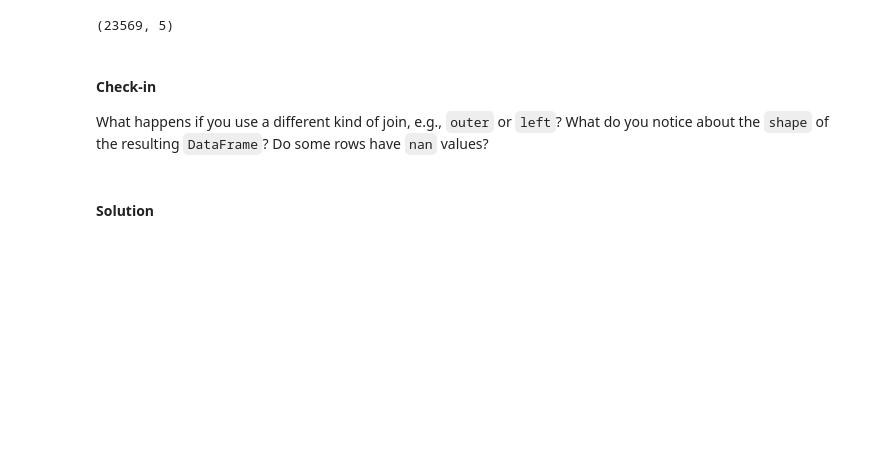
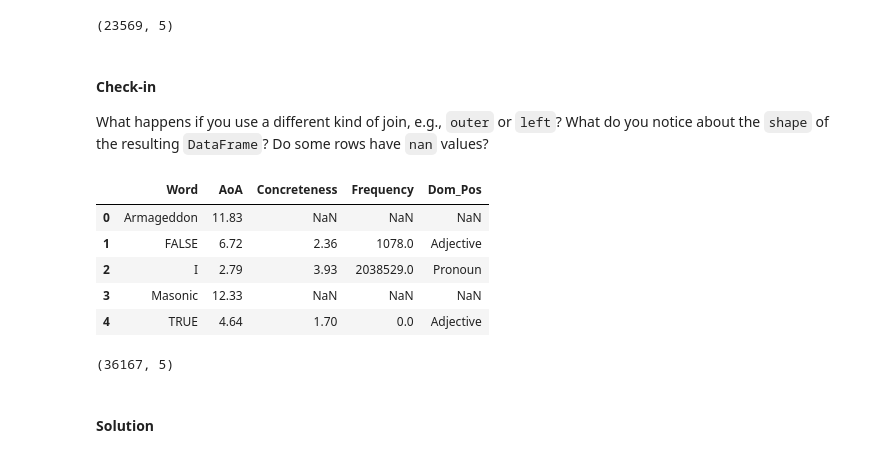
Before and after one commit to kingb6/Data_Preprocessing_Report, a Jupyter notebook: 08-wrangling.ipynb, the cells around one changed output. Drawn from its saved outputs; the diff is of its cells as text; code cells hidden in the pictures; blank space fills up the shorter version.

Commit message:
zrobilam pare z wrangling

```diff
--- a/08-wrangling.ipynb
+++ b/08-wrangling.ipynb
@@ -823,6 +823,6 @@ For demonstration, we'll merge two Linguistics datasets:
 # %% [markdown]
 #### Loading datasets
 # %%
-df_aoa = pd.read_csv("data/wrangling/AoA.csv")
+df_aoa = pd.read_csv("AoA.csv")
 df_aoa.head(1)
 # %% [output]
@@ -830,5 +831,5 @@ FileNotFoundError: [Errno 2] No such file or directory: 'data/wrangling/AoA.csv'
 # %%
-df_conc = pd.read_csv("data/wrangling/concreteness.csv")
+df_conc = pd.read_csv("concreteness.csv")
 df_conc.head(1)
 # %% [output]
 |  | Word | Concreteness | Frequency | Dom_Pos |
@@ -872,6 +873,19 @@ df_merged.shape
 What happens if you use a different kind of join, e.g., `outer` or `left`? What do you notice about the `shape` of the resulting `DataFrame`? Do some rows have `nan` values?
 # %%
 ### Your code here
+df_merged2 = pd.merge(df_aoa, df_conc, on = "Word", how = "outer")
+df_merged2.head(5)
+# %% [output]
+|  | Word | AoA | Concreteness | Frequency | Dom_Pos |
+| 0 | Armageddon | 11.83 | NaN | NaN | NaN |
+| 1 | FALSE | 6.72 | 2.36 | 1078.0 | Adjective |
+| 2 | I | 2.79 | 3.93 | 2038529.0 | Pronoun |
+| 3 | Masonic | 12.33 | NaN | NaN | NaN |
+| 4 | TRUE | 4.64 | 1.70 | 0.0 | Adjective |
+# %%
+df_merged2.shape
+# %% [output]
+(36167, 5)
 # %% [markdown]
 #### Solution
 # %%
```
Also changed, not shown: parts of 7 cells of this notebook.
